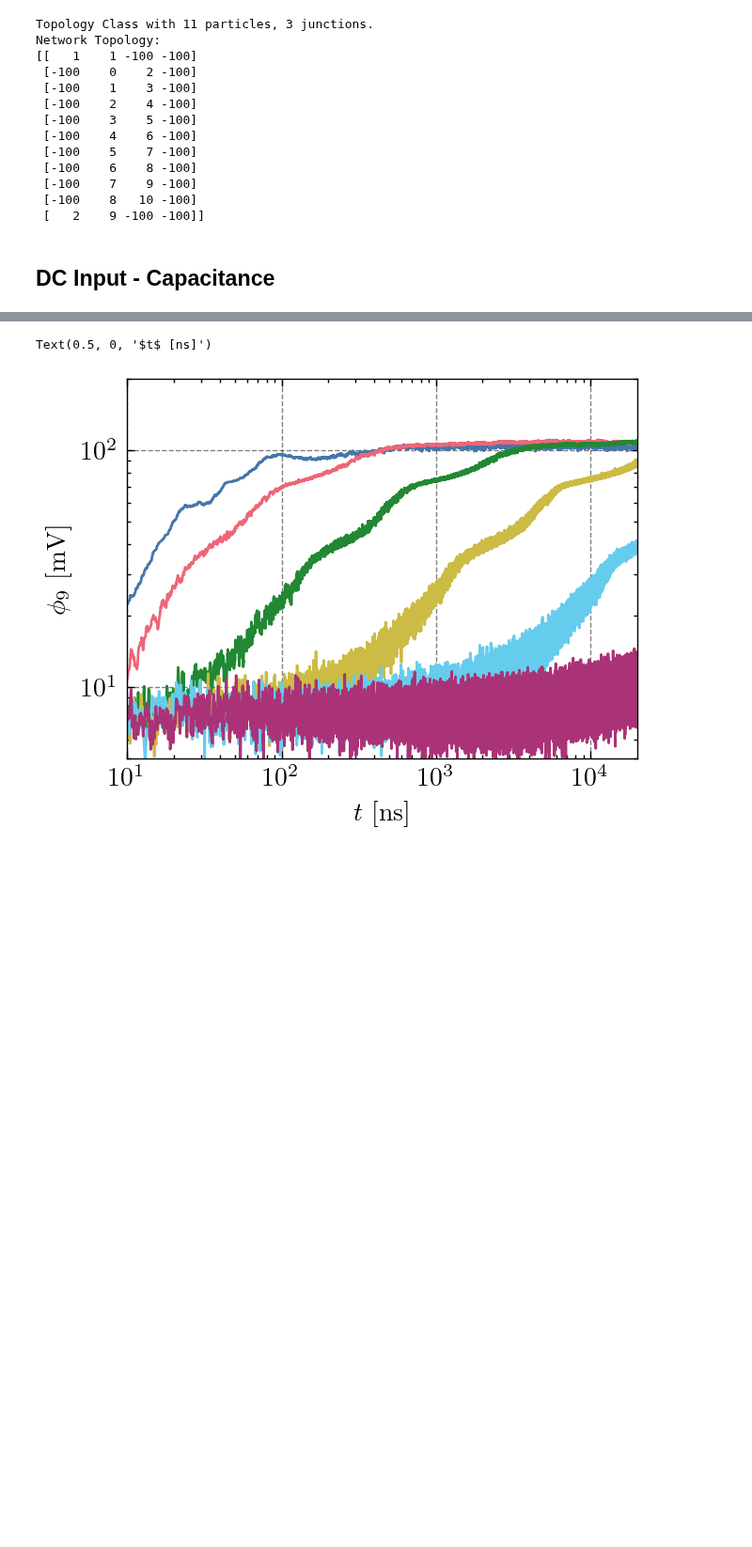
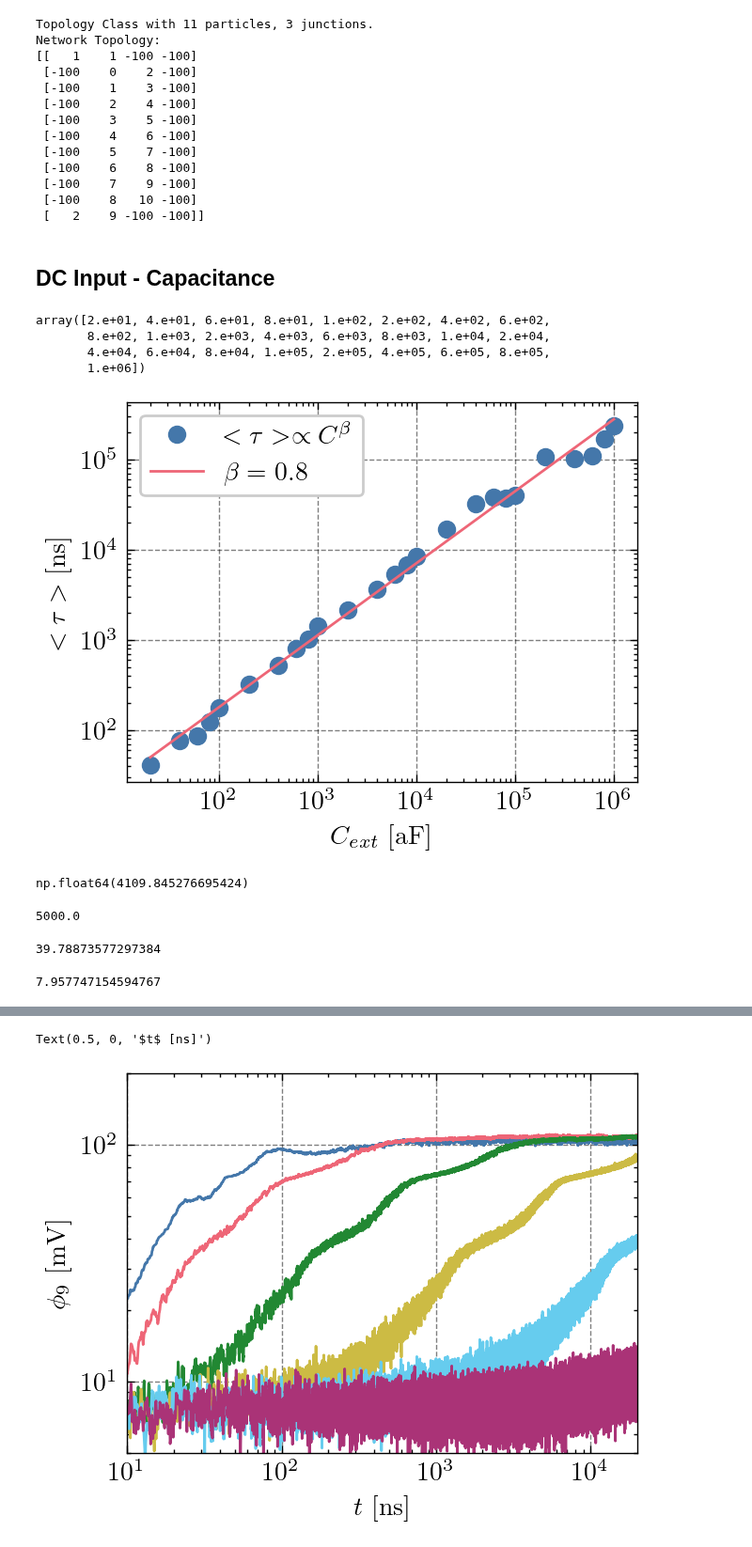
Before and after one commit to JonasMnsing/NanoNets, a Jupyter notebook: scripts/2_funding_period/WP2/magic_cable/ipynb/dc_input.ipynb, the cells around one changed output, grey strips where cells are left out. Shown at 94% size. Drawn from its saved outputs; the diff is of its cells as text; code cells hidden in the pictures; blank space fills up the shorter version.

Commit message:
time scale at c_ex etc

```diff
--- a/scripts/2_funding_period/WP2/magic_cable/ipynb/dc_input.ipynb
+++ b/scripts/2_funding_period/WP2/magic_cable/ipynb/dc_input.ipynb
@@ -59,0 +92,22 @@ pot_cap     = {cap : pd.read_csv(f"{folder}mean_state_Nx=10_Ny=1_Nz=1_Ne=2_{cap}
+# %%
+cap_vals_t
+# %% [output]
+array([2.e+01, 4.e+01, 6.e+01, 8.e+01, 1.e+02, 2.e+02, 4.e+02, 6.e+02,
+       8.e+02, 1.e+03, 2.e+03, 4.e+03, 6.e+03, 8.e+03, 1.e+04, 2.e+04,
+       4.e+04, 6.e+04, 8.e+04, 1.e+05, 2.e+05, 4.e+05, 6.e+05, 8.e+05,
+       1.e+06])
+# %%
+fig = plt.figure(dpi=200)
+ax  = fig.add_subplot()
+ax.plot(cap_vals_t, streched_moments(taus, betas), 'o', label='$<\\tau> \propto C^{\\beta}$')
+ax.plot(cap_vals_t, A * cap_vals_t**B, label=f'$\\beta = {np.round(B,2)}$')
+ax.set_xscale('log')
+ax.set_yscale('log')
+ax.legend()
+ax.set_ylabel('$<\\tau>$ [ns]')
+ax.set_xlabel('$C_{ext}$ [aF]')
+
+fig.savefig("../plots/dc_input/output_time_scale_vs_cap.svg", transparent=True)
+fig.savefig("../plots/dc_input/output_time_scale_vs_cap.pdf", transparent=False)
+# %% [output]
+[figure, added]
@@ -60 +116,17 @@ pot_cap     = {cap : pd.read_csv(f"{folder}mean_state_Nx=10_Ny=1_Nz=1_Ne=2_{cap}
+# %%
+A * 5e3 ** B
+# %% [output]
+np.float64(4109.845276695424)
+# %%
+50000*1e-10*1e9
+# %% [output]
+5000.0
+# %%
+1e6/(2*np.pi*4000)
+# %% [output]
+39.78873577297384
+# %%
+1e3/(2*np.pi*20)
+# %% [output]
+7.957747154594767
 # %%
```
Also changed, not shown: parts of 17 cells of this notebook, 8 other files.
